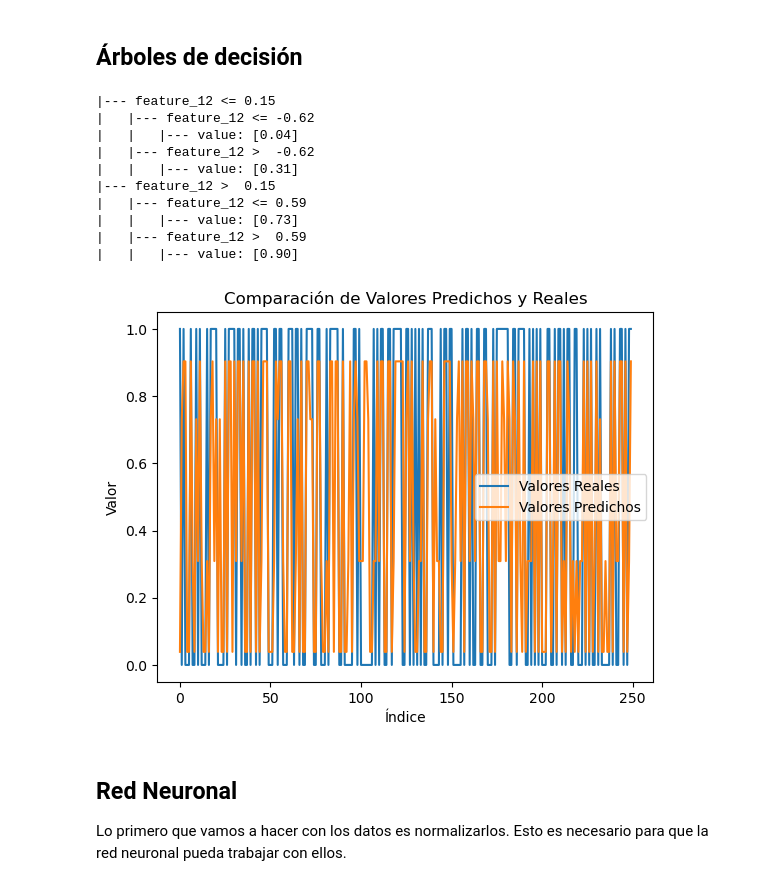
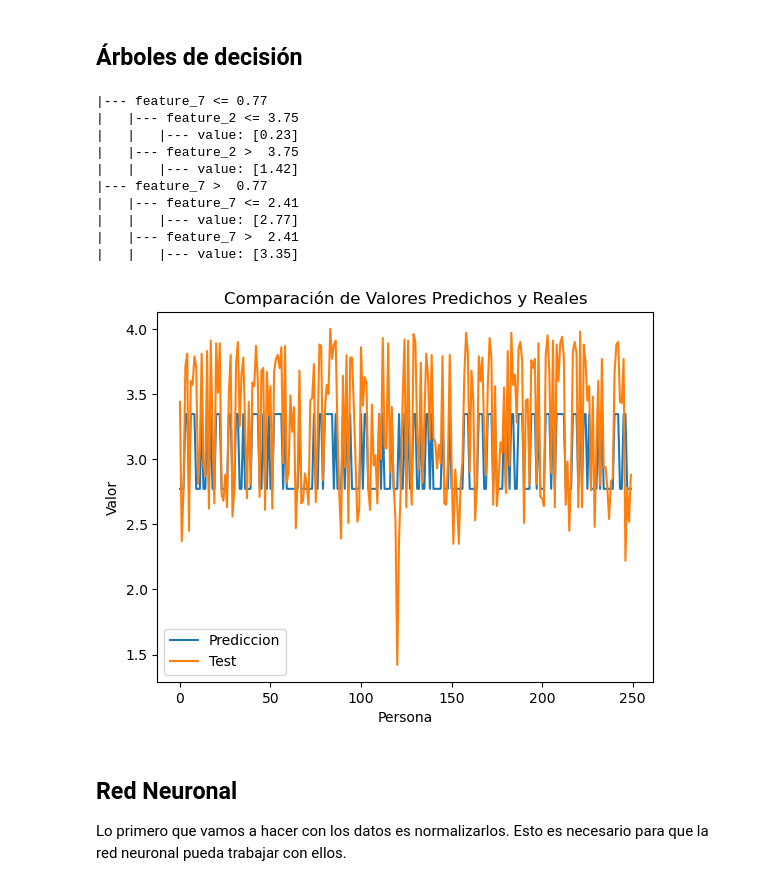
Before and after one commit to IgnaciosConQueso/SI, a Jupyter notebook: practica.ipynb, the cells around one changed output. Saved outputs shown, nothing was run; the diff lists cells and outputs as text; code cells hidden in the pictures.

```diff
--- a/practica.ipynb
+++ b/practica.ipynb
@@ -307,7 +307,9 @@ from sklearn.neighbors import KNeighborsRegressor
 knn = KNeighborsRegressor(n_neighbors=3)
 
 # Ajustar el modelo a los datos de entrenamiento
-knn.fit(X_train, y_train)
+X_tr = X_train
+y_tr = y_train
+knn.fit(X_tr, y_tr)
 
 prediction = knn.predict(X_test)
 print("Prediccion")
@@ -322,15 +324,15 @@ import matplotlib.pyplot as plt
 fig, ax = plt.subplots()
 
 # Plot the predicted values
-ax.plot(prediction, label='Predicted')
+ax.plot(prediction, label='Prediccion')
 
 # Plot the test values
 ax.plot(y_test, label='Test')
 
 # Set the labels and title
-ax.set_xlabel('Index')
-ax.set_ylabel('Value')
-ax.set_title('Comparison of Predicted and Test Values')
+ax.set_xlabel('Persona')
+ax.set_ylabel('Valor')
+ax.set_title('Predicciones vs Test')
 
 # Add a legend
 ax.legend()
@@ -361,50 +363,50 @@ Prediccion
 # %%
 from sklearn.tree import DecisionTreeRegressor
 from sklearn.tree import export_text
 
 decision_tree = DecisionTreeRegressor(random_state=0, max_depth=2)
 
-decision_tree = decision_tree.fit(X_train, y_train)
+X_tr = X_train
+y_tr = y_train
+decision_tree = decision_tree.fit(X_tr, y_tr)
 
 r = export_text(decision_tree)
 print(r)
 decision_tree.score(X_test, y_test)
-
-import matplotlib.pyplot as plt
 
 # Crear una lista con los índices de los datos de prueba
 tree_prediction = decision_tree.predict(X_test)
 indices = range(len(tree_prediction))
 
 # Crear la figura y los ejes
 fig, ax = plt.subplots()
 
+# Graficar los valores predichos
+ax.plot(indices, tree_prediction, label='Prediccion')
+
 # Graficar los valores reales
-ax.plot(indices, y_test, label='Valores Reales')
-
-# Graficar los valores predichos
-ax.plot(indices, tree_prediction, label='Valores Predichos')
+ax.plot(indices, y_test, label='Test')
 
 # Configurar los ejes y la leyenda
-ax.set_xlabel('Índice')
+ax.set_xlabel('Persona')
 ax.set_ylabel('Valor')
 ax.set_title('Comparación de Valores Predichos y Reales')
 ax.legend()
 
 # Mostrar la gráfica
 plt.show()
 # %% [output]
-|--- feature_12 <= 0.15
-|   |--- feature_12 <= -0.62
-|   |   |--- value: [0.04]
-|   |--- feature_12 >  -0.62
-|   |   |--- value: [0.31]
-|--- feature_12 >  0.15
-|   |--- feature_12 <= 0.59
-|   |   |--- value: [0.73]
-|   |--- feature_12 >  0.59
-|   |   |--- value: [0.90]
+|--- feature_7 <= 0.77
+|   |--- feature_2 <= 3.75
+|   |   |--- value: [0.23]
+|   |--- feature_2 >  3.75
+|   |   |--- value: [1.42]
+|--- feature_7 >  0.77
+|   |--- feature_7 <= 2.41
+|   |   |--- value: [2.77]
+|   |--- feature_7 >  2.41
+|   |   |--- value: [3.35]
-[figure, old version]
+[figure, new version]
 # %% [markdown]
 ## Red Neuronal
 
```
Also changed, not shown: parts of 3 cells of this notebook.
